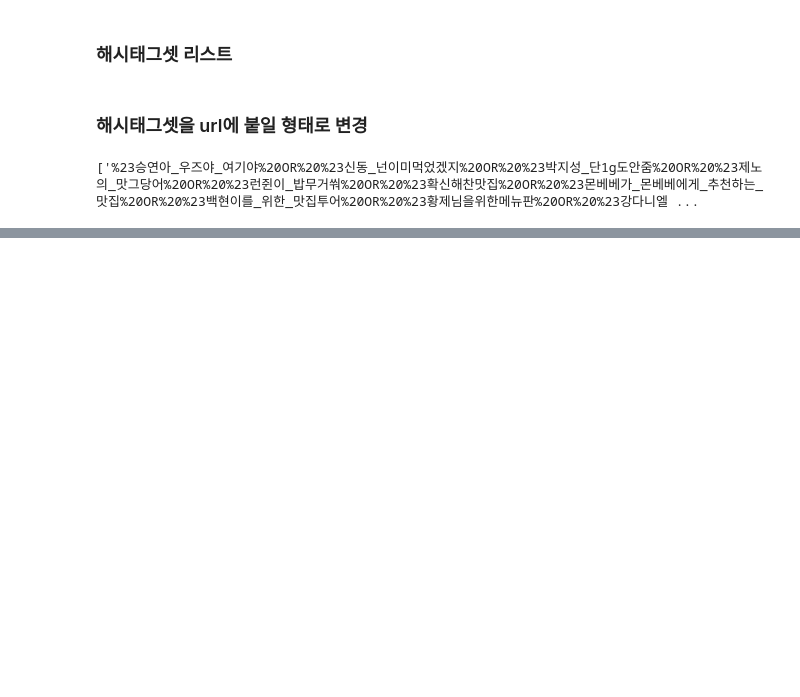
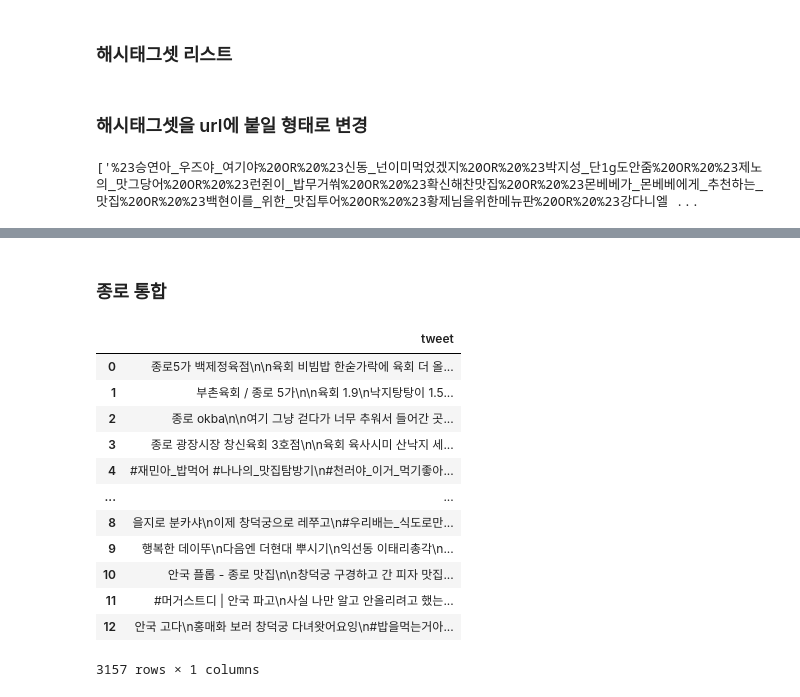
Before and after one commit to ieereh/sweetspot_ws, a Jupyter notebook: twitter2.ipynb, the cells around one changed output, grey strips where cells are left out. Cells and saved outputs as stored; diff of their text form; code cells hidden in the pictures; blank space fills up the shorter version.

Commit message:
twitter_1215

```diff
--- a/twitter2.ipynb
+++ b/twitter2.ipynb
@@ -117,0 +203,6 @@ KeyboardInterrupt:
+# %%
+d1 = pd.read_csv('twitter_익선동.csv', encoding='utf-8-sig')
+d2 = pd.read_csv('twitter_익선.csv', encoding='utf-8-sig')
+# %%
+data2 = pd.concat([d1, d2], axis=0)
+data2.drop_duplicates()   # 중복 트윗 제거
@@ -117,0 +223,42 @@ KeyboardInterrupt:
+# %% [markdown]
+### 종로 통합
+# %%
+pd1 = pd.concat([data1, data2], axis=0)
+pd2 = pd.concat([pd1, data3], axis=0)
+pd3 = pd.concat([pd2, data4], axis=0)
+pd4 = pd.concat([pd3, data5], axis=0)
+pd5 = pd.concat([pd4, data6], axis=0)
+pd6 = pd.concat([pd5, data7], axis=0)
+pd7 = pd.concat([pd6, data8], axis=0)
+pd8 = pd.concat([pd7, data9], axis=0)
+pd9 = pd.concat([pd8, data10], axis=0)
+pd10 = pd.concat([pd9, data11], axis=0)
+pd11 = pd.concat([pd10, data12], axis=0)
+pd12 = pd.concat([pd11, data13], axis=0)
+pd13 = pd.concat([pd12, data14], axis=0)
+pd14 = pd.concat([pd13, data15], axis=0)
+pd15 = pd.concat([pd14, data16], axis=0)
+pd16 = pd.concat([pd15, data17], axis=0)
+pd17 = pd.concat([pd16, data18], axis=0)
+pd18 = pd.concat([pd17, data19], axis=0)
+pd19 = pd.concat([pd18, data20], axis=0)
+pd20 = pd.concat([pd19, data21], axis=0)
+pd21 = pd.concat([pd20, data22], axis=0)
+pd22 = pd.concat([pd21, data23], axis=0)
+pd23 = pd.concat([pd22, data24], axis=0)
+# %%
+pd23
+# %% [output]
+|  | tweet |
+| 0 | 종로5가 백제정육점\n\n육회 비빔밥 한숟가락에 육회 더 올... |
+| 1 | 부촌육회 / 종로 5가\n\n육회 1.9\n낙지탕탕이 1.5... |
+| 2 | 종로 okba\n\n여기 그냥 걷다가 너무 추워서 들어간 곳... |
+| 3 | 종로 광장시장 창신육회 3호점\n\n육회 육사시미 산낙지 세... |
+| 4 | #재민아_밥먹어 #나나의_맛집탐방기\n#천러야_이거_먹기좋아... |
+| ... | ... |
+| 8 | 을지로 분카샤\n이제 창덕궁으로 레쭈고\n#우리배는_식도로만... |
+| 9 | 행복한 데이뚜\n다음엔 더현대 뿌시기\n익선동 이태리총각\n... |
+| 10 | 안국 플롭 - 종로 맛집\n\n창덕궁 구경하고 간 피자 맛집... |
+| 11 | #머거스트디 | 안국 파고\n사실 나만 알고 안올리려고 했는... |
+| 12 | 안국 고다\n홍매화 보러 창덕궁 다녀왓어요잉\n#밥을먹는거아... |
+3157 rows × 1 columns
```
Also changed, not shown: parts of 20 cells of this notebook.
